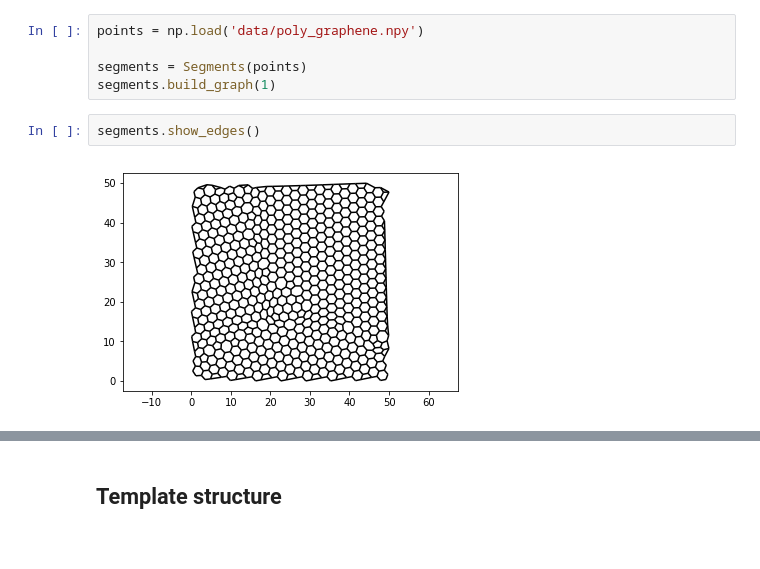
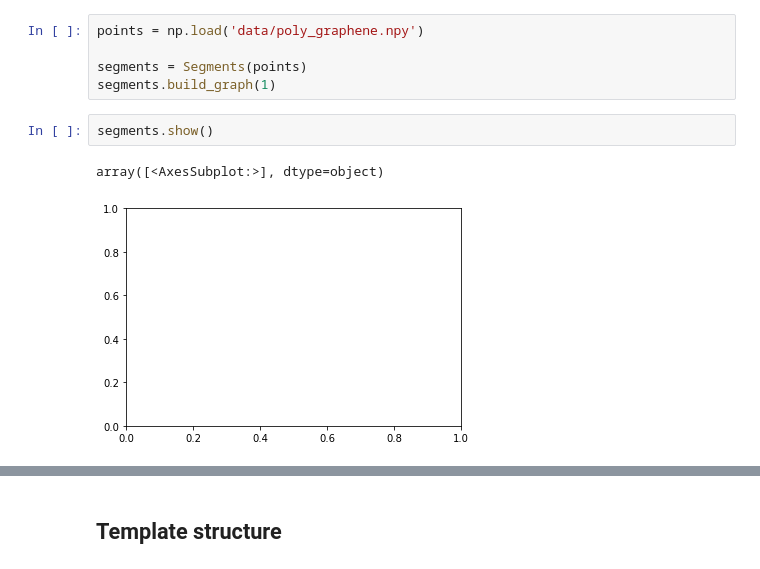
Before and after one commit to jacobjma/point-segment-matching, a Jupyter notebook: notebooks/poly_graphene_traversal.ipynb, the cells around one changed output, grey strips where cells are left out. Drawn from its saved outputs; the diff is of its cells as text.

```diff
--- a/notebooks/poly_graphene_traversal.ipynb
+++ b/notebooks/poly_graphene_traversal.ipynb
@@ -22,8 +22,9 @@ points = np.load('data/poly_graphene.npy')
 segments = Segments(points)
 segments.build_graph(1)
 # %%
-segments.show_edges()
+segments.show()
 # %% [output]
+array([<AxesSubplot:>], dtype=object)
-[figure, old version]
+[figure, new version]
 # %%
 segments.traversals(max_depth=3)
```
Also changed, not shown: parts of 3 cells of this notebook, 30 other files.
